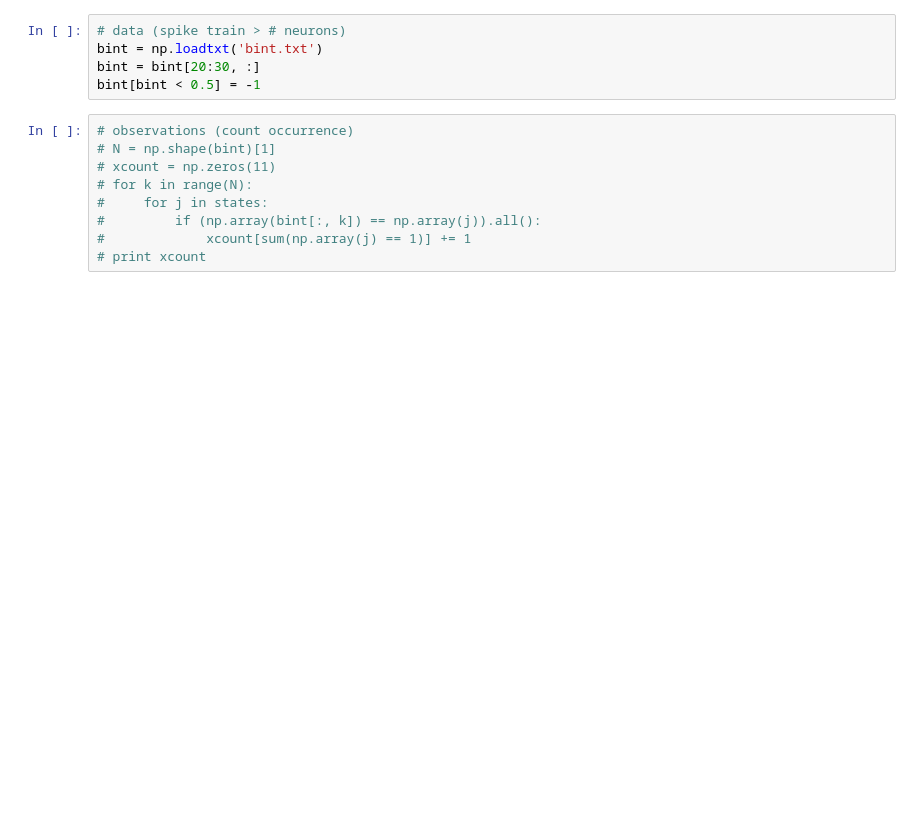
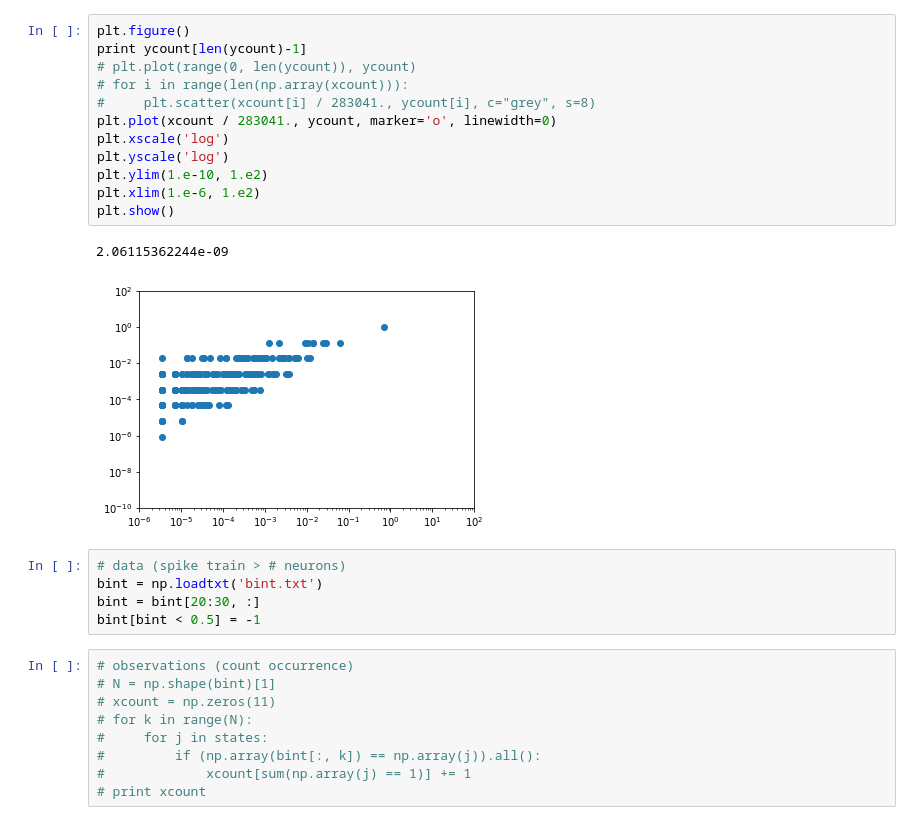
Before and after one commit to Hesterhuijsdens/CN, a Jupyter notebook: Assignment4/salamander.ipynb, the cells around one changed output. Drawn from its saved outputs; the diff is of its cells as text; blank space fills up the shorter version.

```diff
--- a/Assignment4/salamander.ipynb
+++ b/Assignment4/salamander.ipynb
@@ -19,3 +36,18 @@ for state in range(len(states)):
+# %%
+plt.figure()
+print ycount[len(ycount)-1]
+# plt.plot(range(0, len(ycount)), ycount)
+# for i in range(len(np.array(xcount))):
+#     plt.scatter(xcount[i] / 283041., ycount[i], c="grey", s=8)
+plt.plot(xcount / 283041., ycount, marker='o', linewidth=0)
+plt.xscale('log')
+plt.yscale('log')
+plt.ylim(1.e-10, 1.e2)
+plt.xlim(1.e-6, 1.e2)
+plt.show()
+# %% [output]
+2.06115362244e-09
+[figure, added]
 # %%
 # data (spike train > # neurons)
 bint = np.loadtxt('bint.txt')
```
Also changed, not shown: parts of 12 cells of this notebook, 18 other files.
